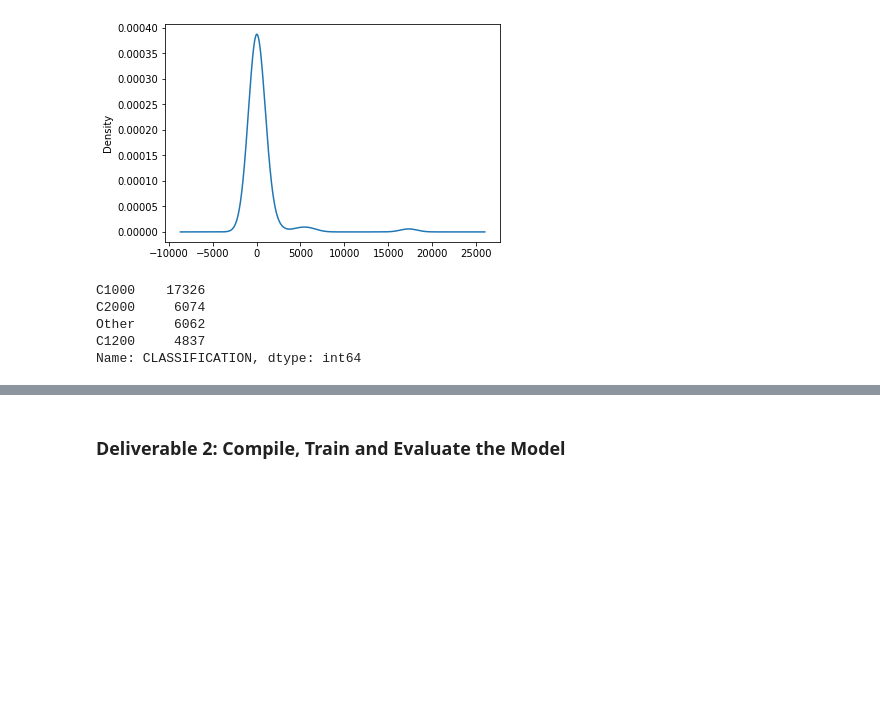
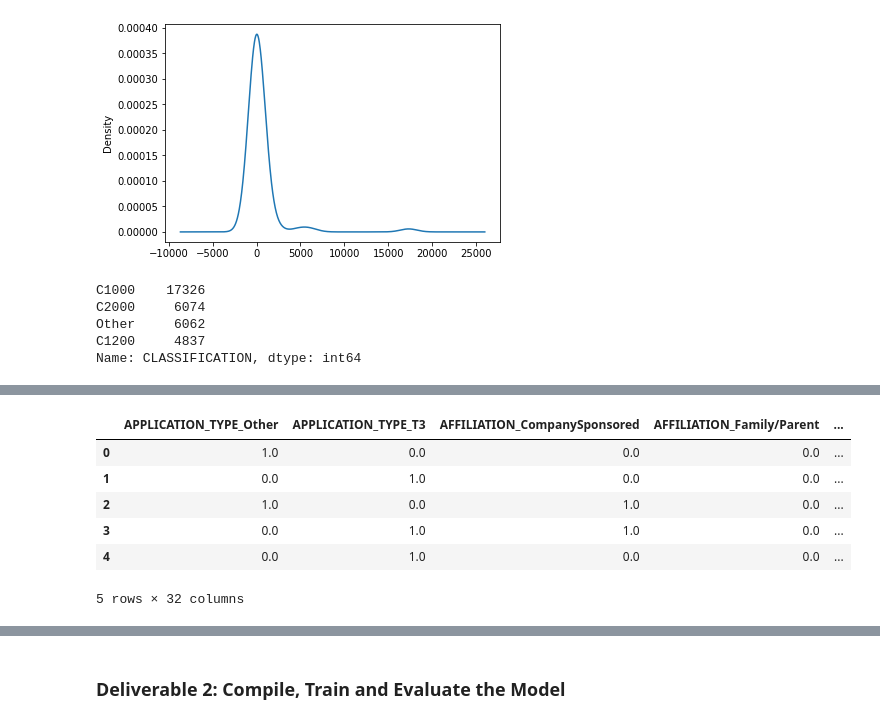
Before and after one commit to Ryan-Andrade/Neural_Network_Charity_Analysis, a Jupyter notebook: AlphabetSoupCharity.ipynb, the cells around one changed output, grey strips where cells are left out. Drawn from its saved outputs; the diff is of its cells as text; code cells hidden in the pictures; blank space fills up the shorter version.

```diff
--- a/AlphabetSoupCharity.ipynb
+++ b/AlphabetSoupCharity.ipynb
@@ -139,12 +148,20 @@ Name: CLASSIFICATION, dtype: int64
 # %%
 # Create a OneHotEncoder instance
 enc = OneHotEncoder(sparse=False)
 
 # Fit and transform the OneHotEncoder using the categorical variable list
-#  YOUR CODE GOES HERE
+encode_df = pd.DataFrame(enc.fit_transform(application_df[application_cat]))
 
 # Add the encoded variable names to the dataframe
 encode_df.columns = enc.get_feature_names(application_cat)
 encode_df.head()
+# %% [output]
+|  | APPLICATION_TYPE_Other | APPLICATION_TYPE_T3 | AFFILIATION_CompanySponsored | AFFILIATION_Family/Parent | ... |
+| 0 | 1.0 | 0.0 | 0.0 | 0.0 | ... |
+| 1 | 0.0 | 1.0 | 0.0 | 0.0 | ... |
+| 2 | 1.0 | 0.0 | 1.0 | 0.0 | ... |
+| 3 | 0.0 | 1.0 | 1.0 | 0.0 | ... |
+| 4 | 0.0 | 1.0 | 0.0 | 0.0 | ... |
+5 rows × 32 columns
 # %%
 # Merge one-hot encoded features and drop the originals
```
Also changed, not shown: parts of 3 cells of this notebook.
